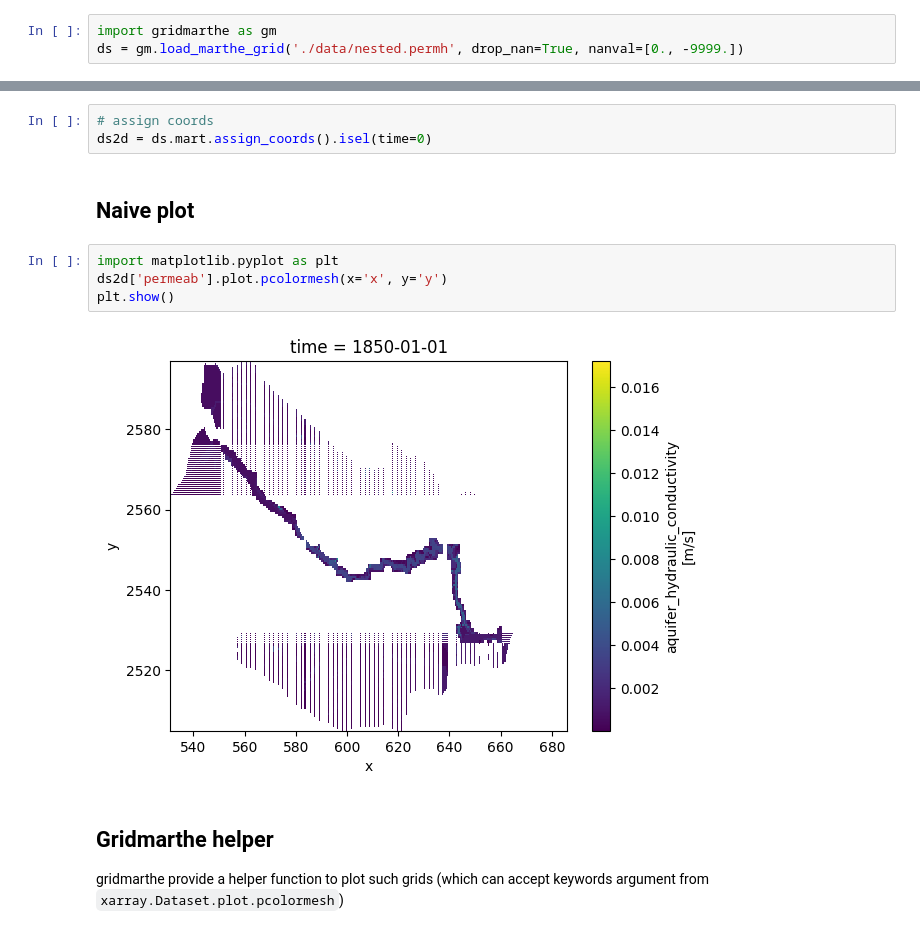
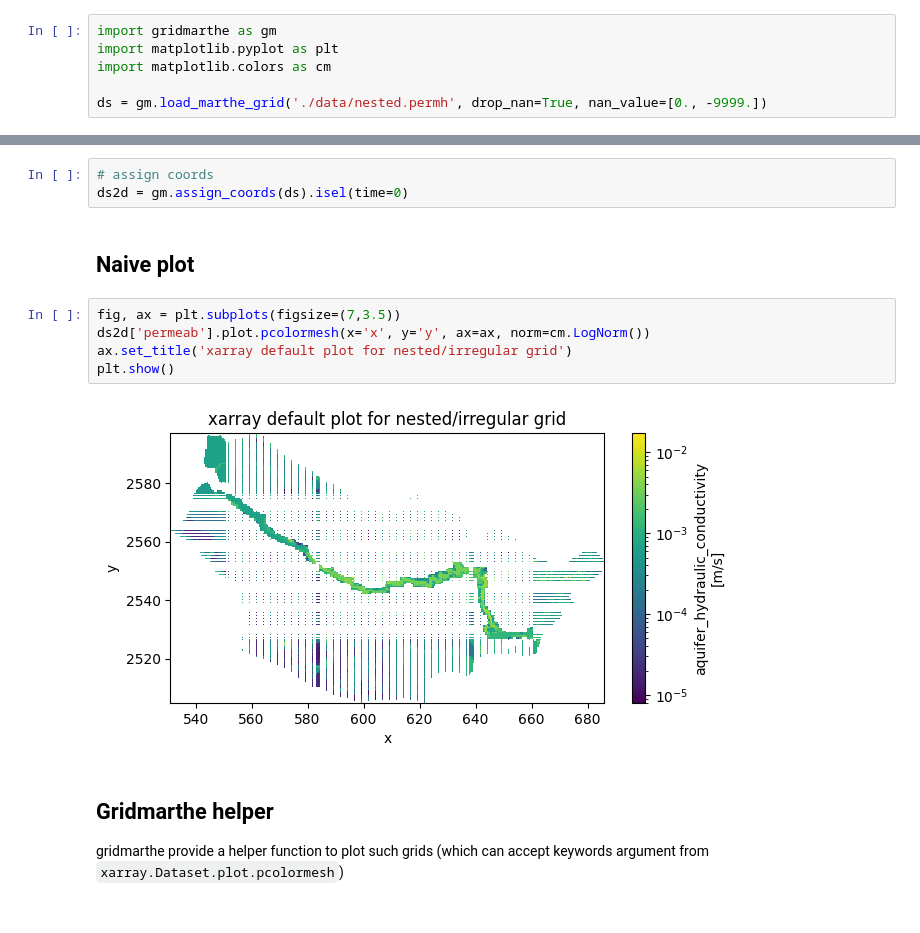
Before and after one commit to manlaya/gridmarthe, a Jupyter notebook: docs/source/user_guide/example/gigogne.ipynb, the cells around one changed output, grey strips where cells are left out. Saved outputs shown, nothing was run; the diff lists cells and outputs as text.

```diff
--- a/docs/source/user_guide/example/gigogne.ipynb
+++ b/docs/source/user_guide/example/gigogne.ipynb
@@ -9,7 +9,10 @@ This tutorial aim to show the main function to plot such nested grids.
 Nested grids are loaded by `gridmarthe` just as any Marthe grid.
 # %%
 import gridmarthe as gm
-ds = gm.load_marthe_grid('./data/nested.permh', drop_nan=True, nanval=[0., -9999.])
+import matplotlib.pyplot as plt
+import matplotlib.colors as cm
+
+ds = gm.load_marthe_grid('./data/nested.permh', drop_nan=True, nan_value=[0., -9999.])
 # %% [markdown]
 In this case, data are stored in 1D (only 1 timestep here). The vector is composed by data from
 maingrid then nested grid 1, nested grid 2 and nested grid 3. Each value of the vector is associated
@@ -19,15 +22,16 @@ If we assign coords and plot the dataset, the non-continuous coordinates (dx and
 lead to poor visualisation with matplotlib base `pcolormesh`.
 # %%
 # assign coords
-ds2d = ds.mart.assign_coords().isel(time=0)
+ds2d = gm.assign_coords(ds).isel(time=0)
 # %% [markdown]
 ## Naive plot
 # %%
-import matplotlib.pyplot as plt
-ds2d['permeab'].plot.pcolormesh(x='x', y='y')
+fig, ax = plt.subplots(figsize=(7,3.5))
+ds2d['permeab'].plot.pcolormesh(x='x', y='y', ax=ax, norm=cm.LogNorm())
+ax.set_title('xarray default plot for nested/irregular grid')
 plt.show()
 # %% [output]
-[figure, old version]
+[figure, new version]
 # %% [markdown]
 ## Gridmarthe helper
 
```
Also changed, not shown: parts of 2 cells of this notebook, 3 other files.
